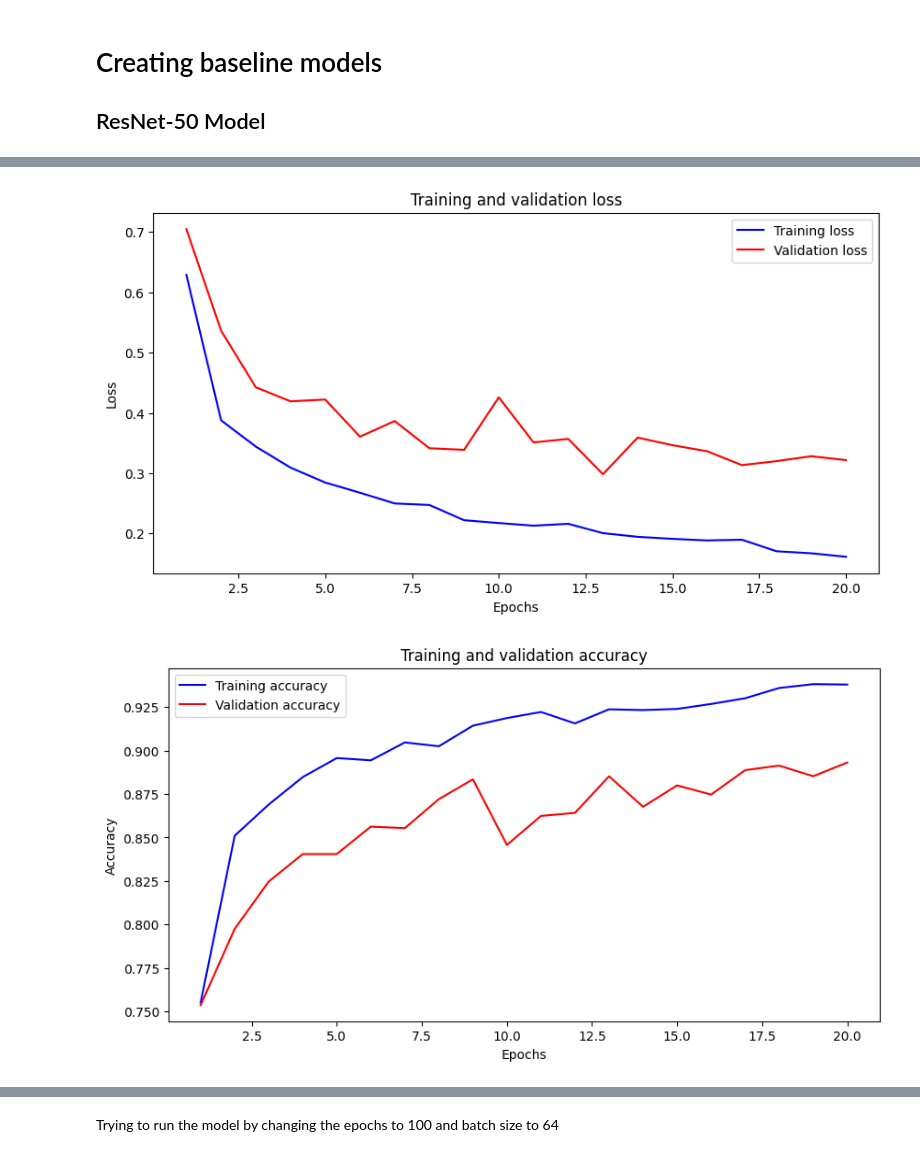
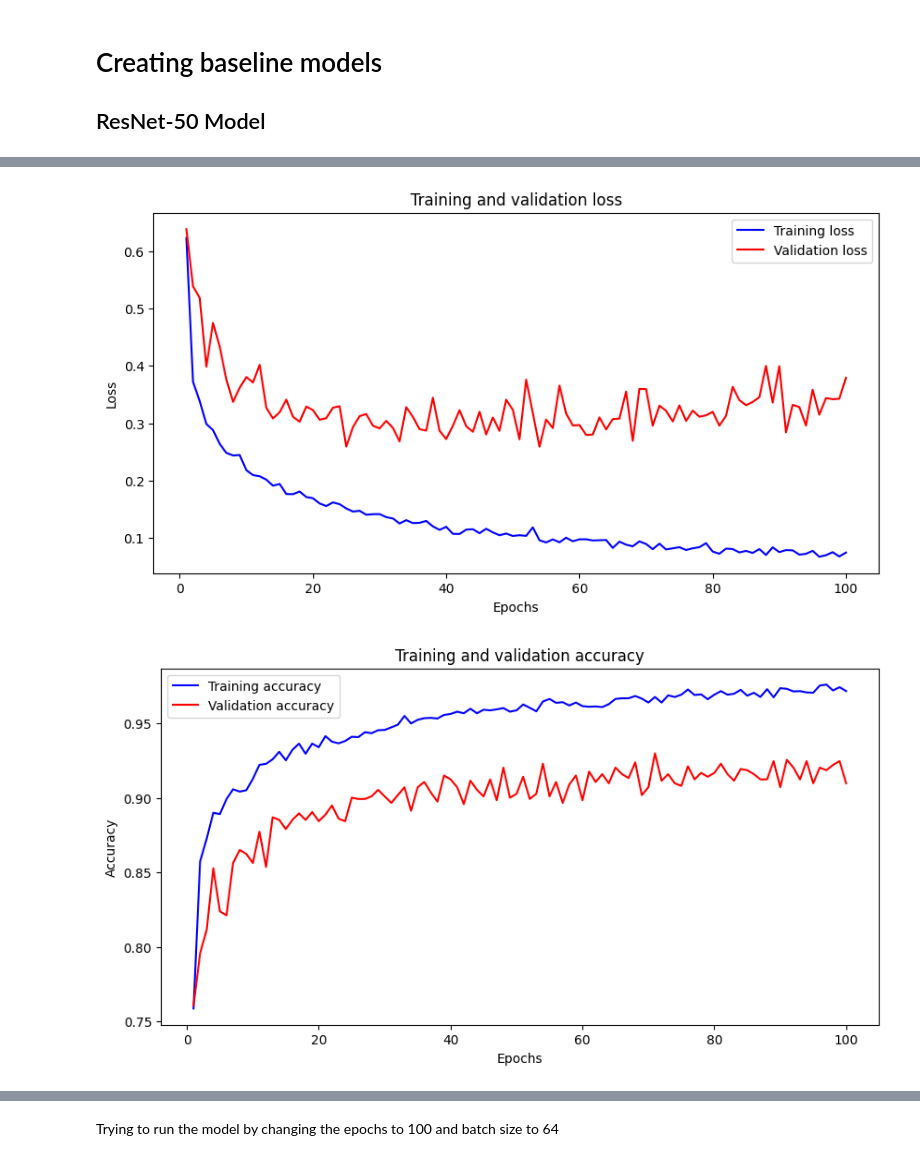
Before and after one commit to sahana248/brain_tumour_MRI, a Jupyter notebook: Brain_tumour_class_SahanaM_21076516.ipynb, the cells around one changed output, grey strips where cells are left out. Drawn from its saved outputs; the diff is of its cells as text; code cells hidden in the pictures.

```diff
--- a/Brain_tumour_class_SahanaM_21076516.ipynb
+++ b/Brain_tumour_class_SahanaM_21076516.ipynb
@@ -251,0 +288,29 @@ Now we need to resize all images to a consistent size (224x224 pixels) to fit th
+# %%
+# Function to plot the history graph
+
+def plot_training_history(history):
+    train_loss = history.history['loss']
+    val_loss = history.history['val_loss']
+    train_accuracy = history.history['accuracy']
+    val_accuracy = history.history['val_accuracy']
+    epochs = range(1, len(train_loss) + 1)
+
+    # Plotting the training and validation loss
+    plt.figure(figsize=(10, 5))
+    plt.plot(epochs, train_loss, 'b', label='Training loss')
+    plt.plot(epochs, val_loss, 'r', label='Validation loss')
+    plt.title('Training and validation loss')
+    plt.xlabel('Epochs')
+    plt.ylabel('Loss')
+    plt.legend()
+    plt.show()
+
+    # Plotting the training and validation accuracy
+    plt.figure(figsize=(10, 5))
+    plt.plot(epochs, train_accuracy, 'b', label='Training accuracy')
+    plt.plot(epochs, val_accuracy, 'r', label='Validation accuracy')
+    plt.title('Training and validation accuracy')
+    plt.xlabel('Epochs')
+    plt.ylabel('Accuracy')
+    plt.legend()
+    plt.show()
@@ -296,0 +361,8 @@ Found 1141 images belonging to 4 classes.
+# %%
+# Constants
+IMG_SIZE = (224, 224)
+BATCH_SIZE = 32
+EPOCHS = 100
+NUM_CLASSES = 4  # glioma, meningioma, notumor, pituitary
+
+train_generator, validation_generator, test_generator = create_generators(IMG_SIZE, BATCH_SIZE)
@@ -346,30 +425,5 @@ Test accuracy: 0.893211305141449
-# %%
-# Extracting data from history
-train_loss = history.history['loss']
-val_loss = history.history['val_loss']
-train_accuracy = history.history['accuracy']
-val_accuracy = history.history['val_accuracy']
-epochs = range(1, len(train_loss) + 1)
-
-# Plotting the training and validation loss
-plt.figure(figsize=(10, 5))
-plt.plot(epochs, train_loss, 'b', label='Training loss')
-plt.plot(epochs, val_loss, 'r', label='Validation loss')
-plt.title('Training and validation loss')
-plt.xlabel('Epochs')
-plt.ylabel('Loss')
-plt.legend()
-plt.show()
-
-# Plotting the training and validation accuracy
-plt.figure(figsize=(10, 5))
-plt.plot(epochs, train_accuracy, 'b', label='Training accuracy')
-plt.plot(epochs, val_accuracy, 'r', label='Validation accuracy')
-plt.title('Training and validation accuracy')
-plt.xlabel('Epochs')
-plt.ylabel('Accuracy')
-plt.legend()
-plt.show()
-# %% [output]
-[figure, removed]
-[figure, removed]
+# %%
+plot_training_history(history)
+# %% [output]
+[figure, added]
+[figure, added]
```
Also changed, not shown: parts of 29 cells of this notebook.
